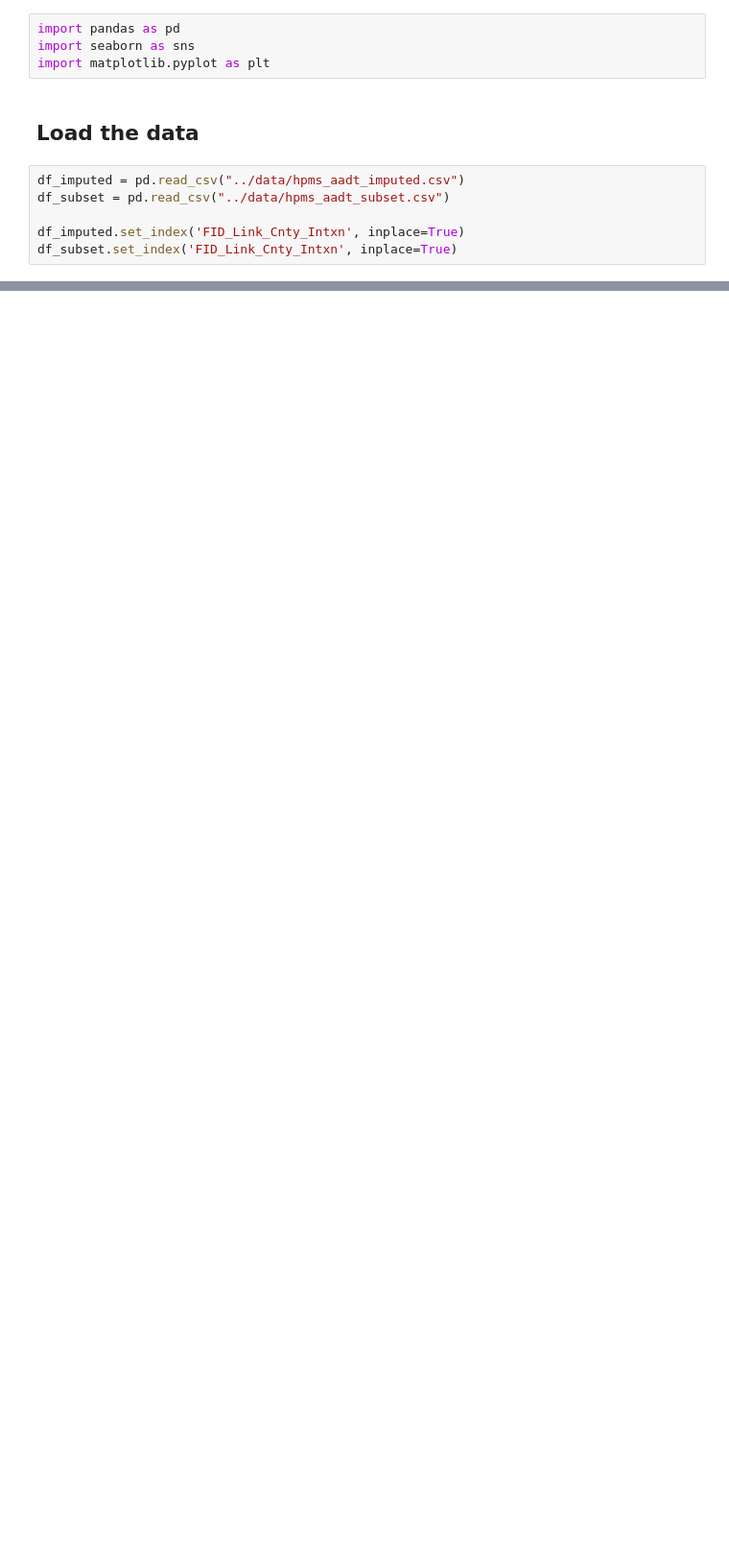
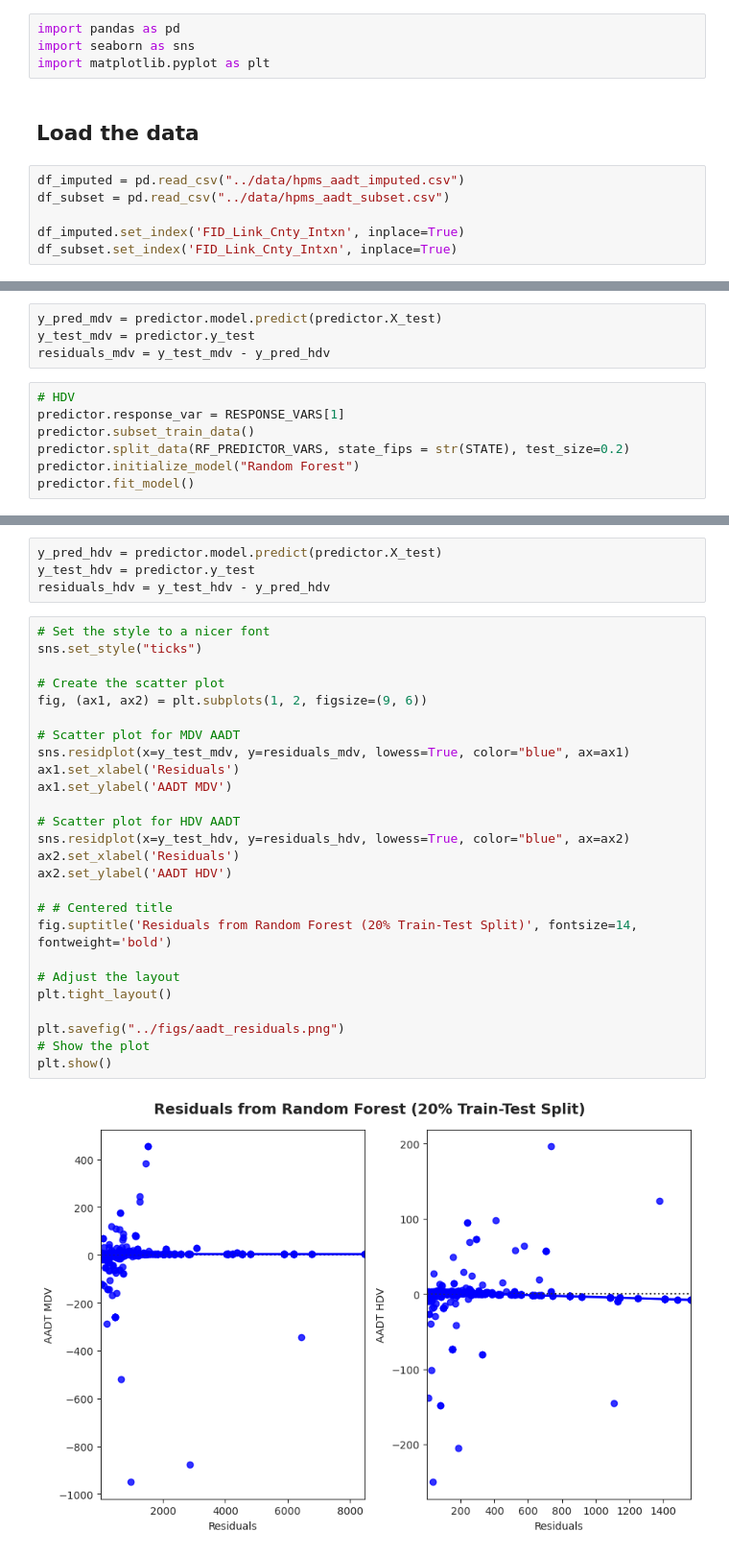
Before and after one commit to aviralchawla/HPMSTrafficData, a Jupyter notebook: src/aadt_ppc.ipynb, the cells around one changed output, grey strips where cells are left out. Shown at 96% size. Cells and saved outputs as stored; diff of their text form; blank space fills up the shorter version.

```diff
--- a/src/aadt_ppc.ipynb
+++ b/src/aadt_ppc.ipynb
@@ -107,0 +179,11 @@ plt.show()
+# %%
+y_pred_mdv = predictor.model.predict(predictor.X_test)
+y_test_mdv = predictor.y_test
+residuals_mdv = y_test_mdv - y_pred_hdv
+# %%
+# HDV
+predictor.response_var = RESPONSE_VARS[1]
+predictor.subset_train_data()
+predictor.split_data(RF_PREDICTOR_VARS, state_fips = str(STATE), test_size=0.2)
+predictor.initialize_model("Random Forest")
+predictor.fit_model()
@@ -107,0 +195,32 @@ plt.show()
+# %%
+y_pred_hdv = predictor.model.predict(predictor.X_test)
+y_test_hdv = predictor.y_test
+residuals_hdv = y_test_hdv - y_pred_hdv
+# %%
+# Set the style to a nicer font
+sns.set_style("ticks")
+
+# Create the scatter plot
+fig, (ax1, ax2) = plt.subplots(1, 2, figsize=(9, 6))
+
+# Scatter plot for MDV AADT
+sns.residplot(x=y_test_mdv, y=residuals_mdv, lowess=True, color="blue", ax=ax1)
+ax1.set_xlabel('Residuals')
+ax1.set_ylabel('AADT MDV')
+
+# Scatter plot for HDV AADT
+sns.residplot(x=y_test_hdv, y=residuals_hdv, lowess=True, color="blue", ax=ax2)
+ax2.set_xlabel('Residuals')
+ax2.set_ylabel('AADT HDV')
+
+# # Centered title
+fig.suptitle('Residuals from Random Forest (20% Train-Test Split)', fontsize=14, fontweight='bold')
+
+# Adjust the layout
+plt.tight_layout()
+
+plt.savefig("../figs/aadt_residuals.png")
+# Show the plot
+plt.show()
+# %% [output]
+[figure, added]
```
Also changed, not shown: parts of 24 cells of this notebook, 6 other files.
